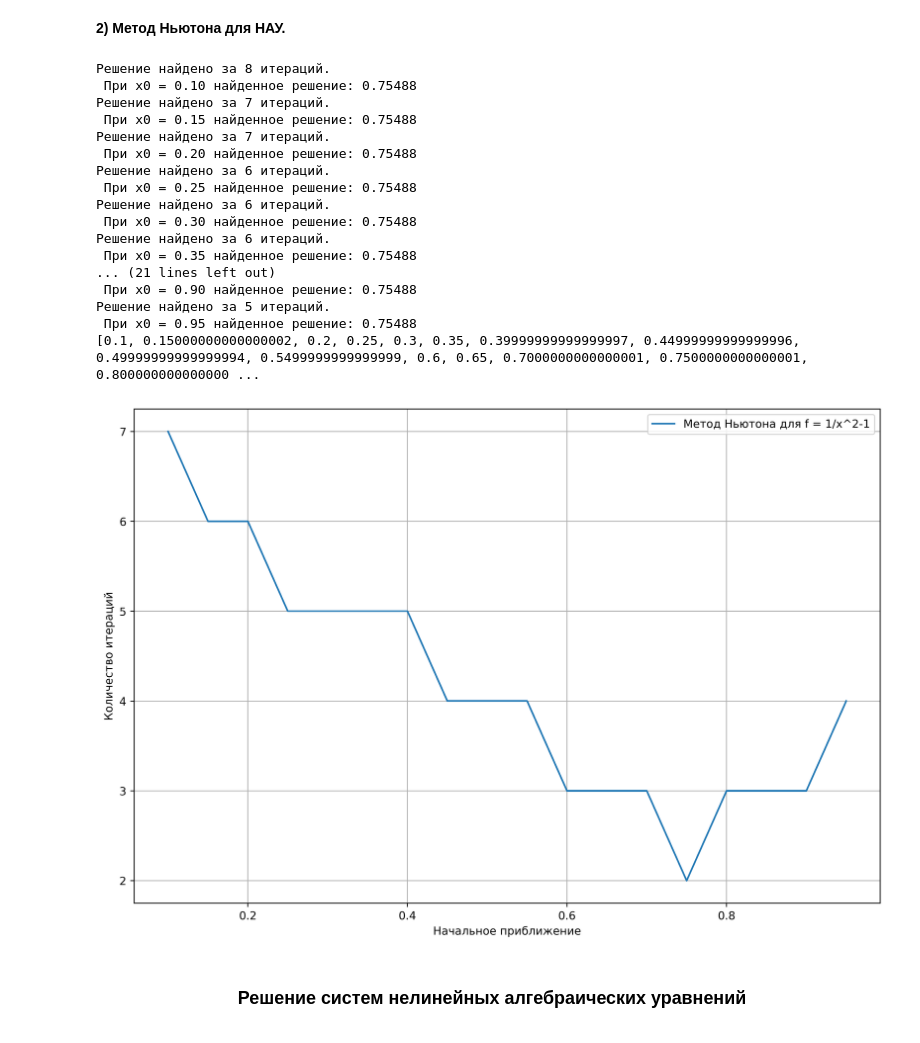
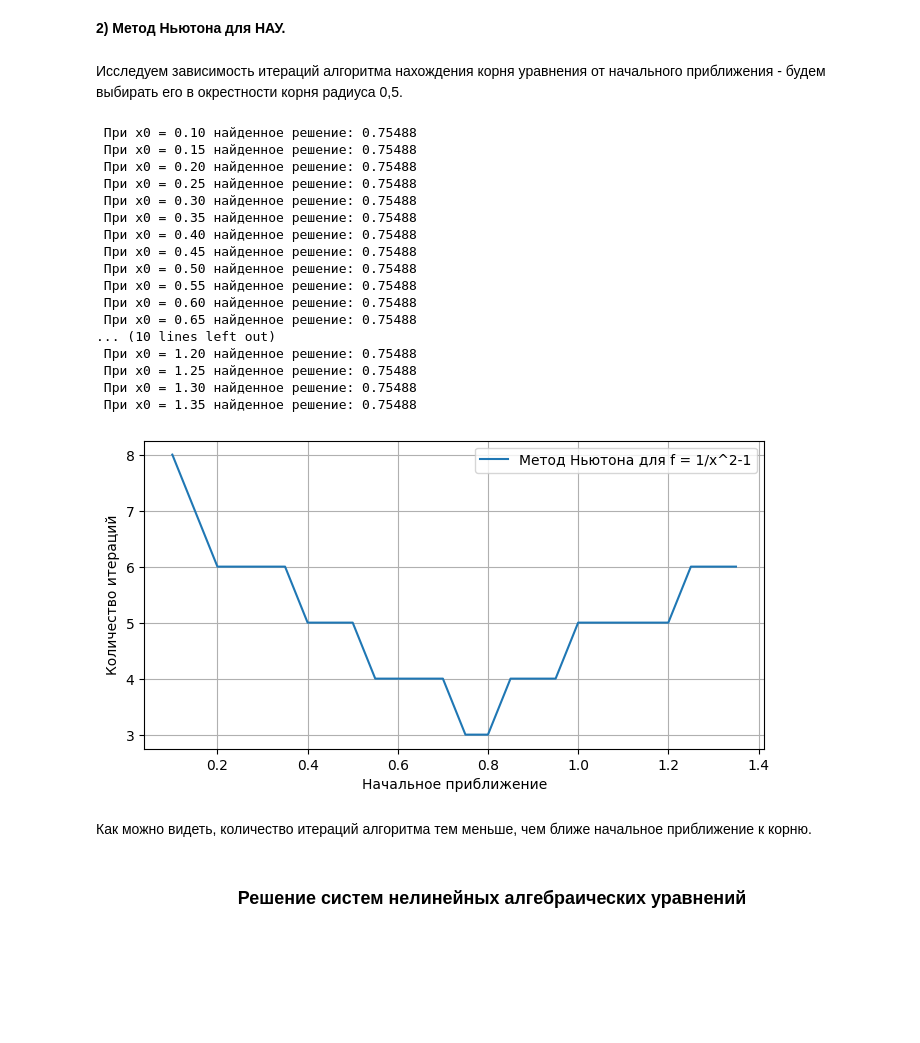
Before and after one commit to oncoming-lane/computational_mathematics, a Jupyter notebook: lab3.ipynb, the cells around one changed output. Drawn from its saved outputs; the diff is of its cells as text; code cells hidden in the pictures; blank space fills up the shorter version.

```diff
--- a/lab3.ipynb
+++ b/lab3.ipynb
@@ -147,5 +142,7 @@ def newton(f, df, x0, eps, max_iter = 1000):
     print("Достигнуто максимальное количество итераций.")
     return x, i
+# %% [markdown]
+Исследуем зависимость итераций алгоритма нахождения корня уравнения от начального приближения - будем выбирать его в окрестности корня радиуса 0,5.
 # %%
 def f(x):
     if x + 1 < 0:  # Проверяем, чтобы подкоренное выражение было положительным
@@ -157,52 +154,54 @@ def df(x):
         raise ValueError("Недопустимое значение: x + 1 должно быть >= 0")
     return 1 / (2 * np.sqrt(x + 1)) + 1 / (x ** 2)
 
+
 x0_newt = []
 iter_newt = []
 x0 = 0.1
-while x0 < 1:
+while x0 < 1.4:
     # Начальное приближени
-    x, iter = newton(f, df, x0, eps)
-    if x is not None:
+    N = newton(f, df, x0, eps)
+    if N is not None:
+        x, iter = N[0], N[1]
         print(f" При x0 = {x0:.2f} найденное решение: {x:.5f}")
 
-    x0_newt.append(x0)
-    iter_newt.append(iter)
-    x0 += 0.05
-
-print(x0_newt, iter_newt)
+        x0_newt.append(x0)
+        iter_newt.append(iter)
+        x0 += 0.05
 # %% [output]
-Решение найдено за 8 итераций.
  При x0 = 0.10 найденное решение: 0.75488
-Решение найдено за 7 итераций.
  При x0 = 0.15 найденное решение: 0.75488
-Решение найдено за 7 итераций.
  При x0 = 0.20 найденное решение: 0.75488
-Решение найдено за 6 итераций.
  При x0 = 0.25 найденное решение: 0.75488
-Решение найдено за 6 итераций.
  При x0 = 0.30 найденное решение: 0.75488
-Решение найдено за 6 итераций.
  При x0 = 0.35 найденное решение: 0.75488
-... (21 lines left out)
- При x0 = 0.90 найденное решение: 0.75488
-Решение найдено за 5 итераций.
- При x0 = 0.95 найденное решение: 0.75488
-[0.1, 0.15000000000000002, 0.2, 0.25, 0.3, 0.35, 0.39999999999999997, 0.44999999999999996, 0.49999999999999994, 0.5499999999999999, 0.6, 0.65, 0.7000000000000001, 0.7500000000000001, 0.800000000000000 ...
+ При x0 = 0.40 найденное решение: 0.75488
+ При x0 = 0.45 найденное решение: 0.75488
+ При x0 = 0.50 найденное решение: 0.75488
+ При x0 = 0.55 найденное решение: 0.75488
+ При x0 = 0.60 найденное решение: 0.75488
+ При x0 = 0.65 найденное решение: 0.75488
+... (10 lines left out)
+ При x0 = 1.20 найденное решение: 0.75488
+ При x0 = 1.25 найденное решение: 0.75488
+ При x0 = 1.30 найденное решение: 0.75488
+ При x0 = 1.35 найденное решение: 0.75488
 # %%
-plt.figure(figsize = [12,8], dpi = 500)
+plt.figure(figsize = [8,4])
 
 plt.plot(x0_newt, iter_newt, label = "Метод Ньютона для f = 1/x^2-1")
 
 plt.xlabel('Начальное приближение')
 plt.ylabel('Количество итераций')
 
 
 plt.legend()
 plt.grid()
 plt.show()
 # %% [output]
-[figure, old version]
+[figure, new version]
+# %% [markdown]
+Как можно видеть, количество итераций алгоритма тем меньше, чем ближе начальное приближение к корню.
 # %% [markdown]
 
 __<h3 style="text-align:center;">Решение систем нелинейных алгебраических уравнений</h3>__
```
Also changed, not shown: parts of 12 cells of this notebook.
